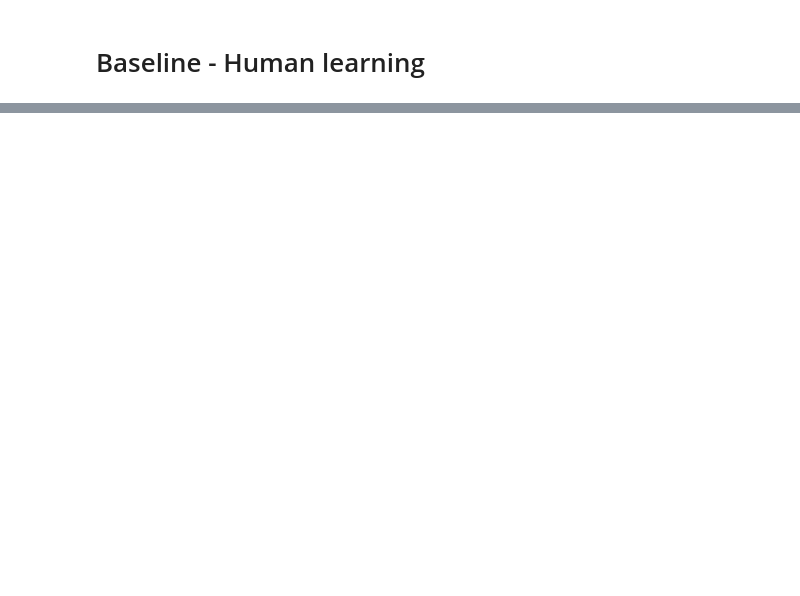
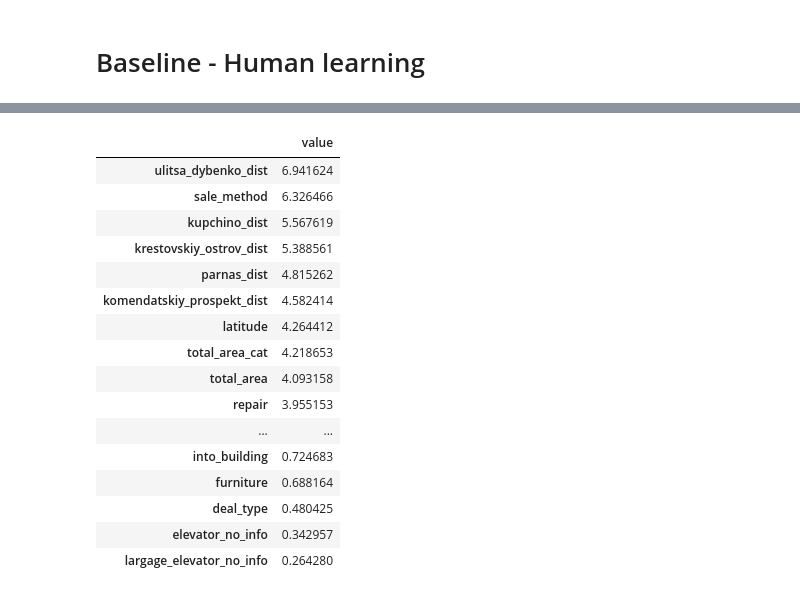
Before and after one commit to NeKonnnn/PetProject-price-real-estate-in-St.-Petersburg, a Jupyter notebook: notebooks/3. Modeling.ipynb, the cells around one changed output, grey strips where cells are left out. Cells and saved outputs as stored; diff of their text form; code cells hidden in the pictures; blank space fills up the shorter version.

```diff
--- a/notebooks/3. Modeling.ipynb
+++ b/notebooks/3. Modeling.ipynb
@@ -146,0 +257,4 @@ def ohe(train, test, cat_features):
+# %%
+%%time
+study_cb = optuna.create_study(direction="minimize", sampler=optuna.samplers.TPESampler(seed=SEED))
+study_cb.optimize(objective_cb, n_trials=20, show_progress_bar=True)
@@ -146,0 +314,25 @@ def ohe(train, test, cat_features):
+# %%
+feature_important = pd.DataFrame(
+    cb_tuned.feature_importances_,
+    cb_tuned.feature_names_,
+    columns=['value']).sort_values(by='value', ascending=False)
+
+feature_important
+# %% [output]
+|  | value |
+| ulitsa_dybenko_dist | 6.941624 |
+| sale_method | 6.326466 |
+| kupchino_dist | 5.567619 |
+| krestovskiy_ostrov_dist | 5.388561 |
+| parnas_dist | 4.815262 |
+| komendatskiy_prospekt_dist | 4.582414 |
+| latitude | 4.264412 |
+| total_area_cat | 4.218653 |
+| total_area | 4.093158 |
+| repair | 3.955153 |
+| ... | ... |
+| into_building | 0.724683 |
+| furniture | 0.688164 |
+| deal_type | 0.480425 |
+| elevator_no_info | 0.342957 |
+| largage_elevator_no_info | 0.264280 |
```
Also changed, not shown: parts of 51 cells of this notebook, 3 other files.
